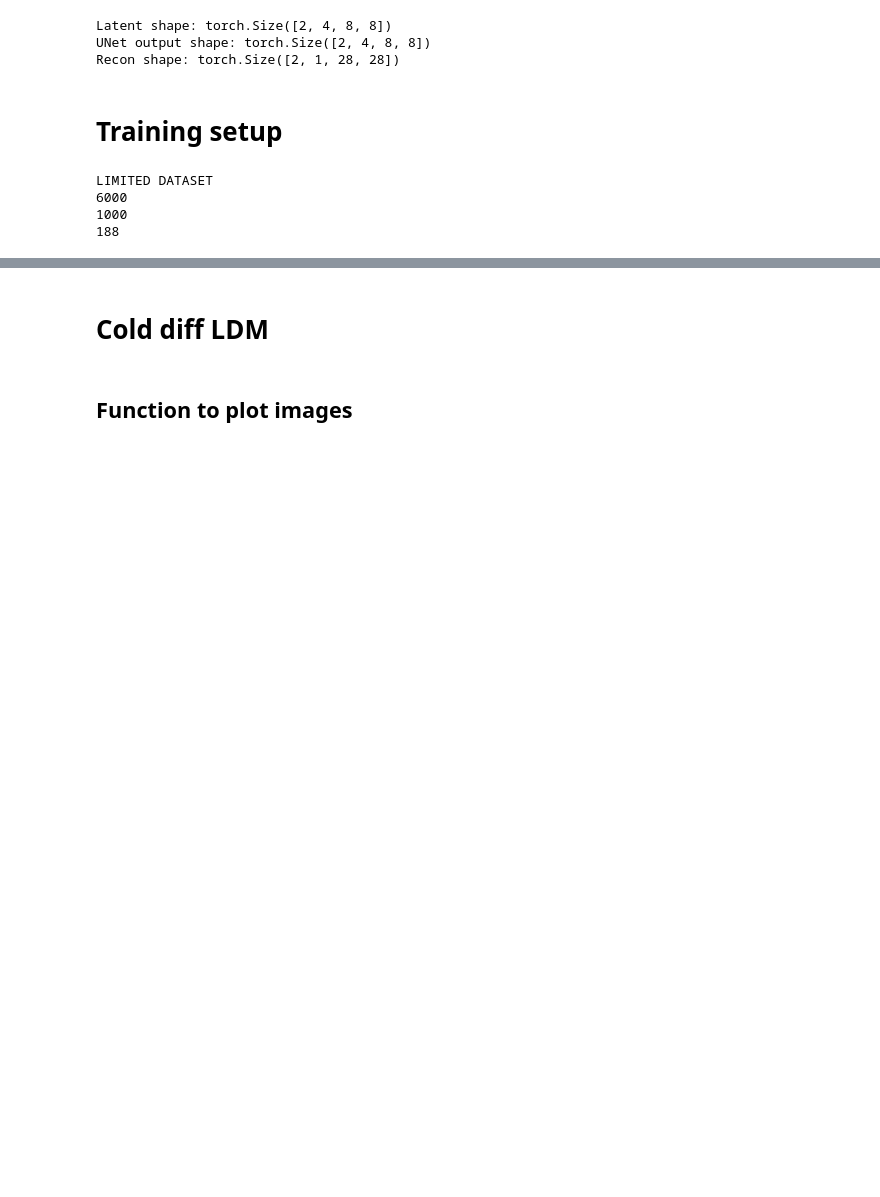
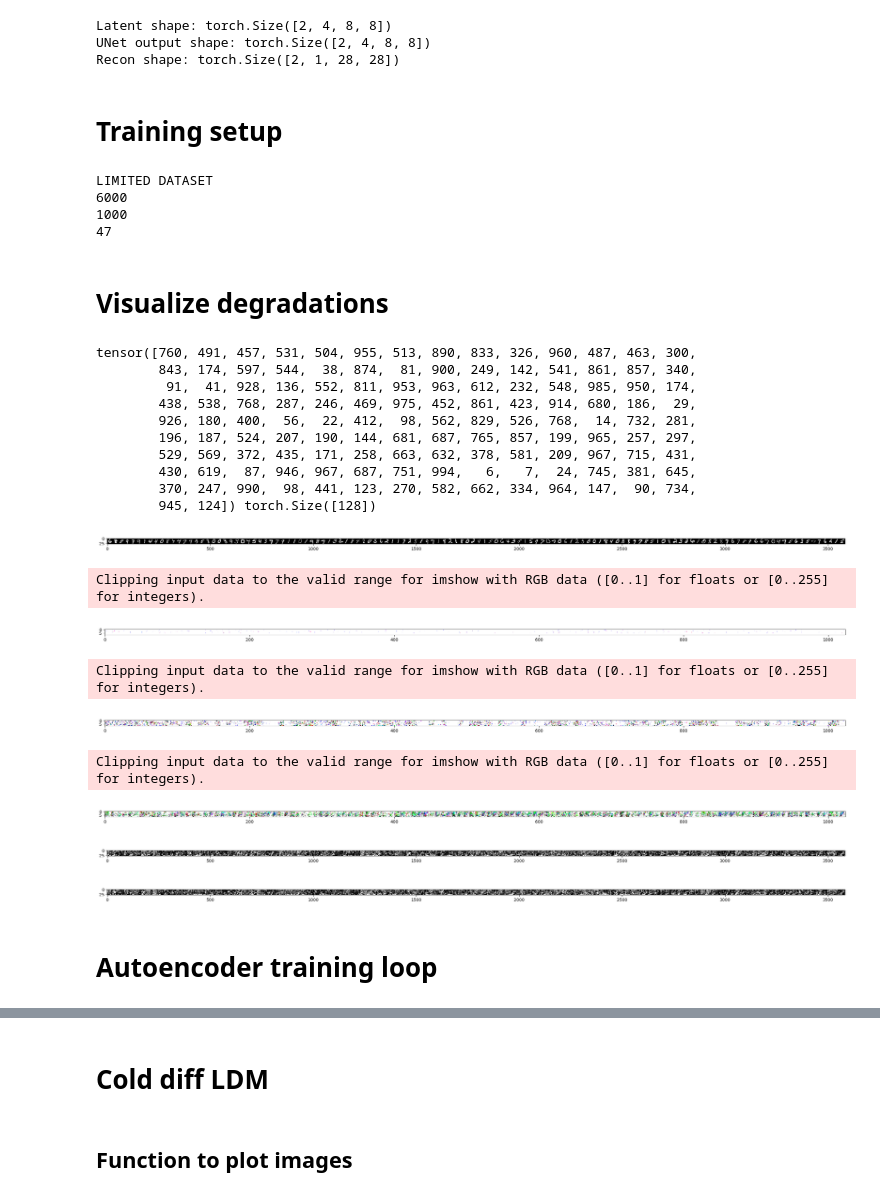
Before and after one commit to JorgeOrtizV/DiffusionModels_Project, a Jupyter notebook: LDM.ipynb, the cells around one changed output, grey strips where cells are left out. Cells and saved outputs as stored; diff of their text form; code cells hidden in the pictures; blank space fills up the shorter version.

```diff
--- a/LDM.ipynb
+++ b/LDM.ipynb
@@ -412,7 +416,7 @@ def split_indices(n, val_pct):
 autoencoder_epochs = 10
 diffusion_epochs = 50
 
-batch_size = 32
+batch_size = 128
 image_size = 28
 learning_rate = 5e-5
 loss_type = 'L1' # 'L1', 'L2', 'SmoothL1', 'Huber'
@@ -467,7 +471,7 @@ model = UNet().to(device)
 
 autoencoder_optimizer = torch.optim.Adam(
     list(ldm.encoder.parameters()) + list(ldm.decoder.parameters()),
-    lr=1e-3)
+    lr=1e-4)
 
 diffusion_optimizer = torch.optim.Adam(ldm.unet.parameters(), lr=1e-4)
 
@@ -502,7 +506,60 @@ val_losses = []
 LIMITED DATASET
 6000
 1000
-188
+47
+# %% [markdown]
+# Visualize degradations
+# %%
+for x, _ in train_loader:
+    x = x.to(device)
+    t = diffusion.sample_timesteps(x.shape[0])
+    print(t,t.shape)
+    # Plot the images
+
+    plot_images(x)
+
+    z = ldm.encode(x)
+    plot_images(z)
+
+    z_noised = ldm.diffusion.degradation(z,t)
+    plot_images(z_noised)
+
+
+    z_denoised = ldm.unet(z_noised,t)
+    plot_images(z_denoised)
+
+    x_recon = ldm.decoder(z_denoised)
+    plot_images(x_recon)
+
+
+
+    x_t = ldm(x,t)
+
+
+    plot_images(x_t)
+    break
+# %% [output]
+tensor([760, 491, 457, 531, 504, 955, 513, 890, 833, 326, 960, 487, 463, 300,
+        843, 174, 597, 544,  38, 874,  81, 900, 249, 142, 541, 861, 857, 340,
+         91,  41, 928, 136, 552, 811, 953, 963, 612, 232, 548, 985, 950, 174,
+        438, 538, 768, 287, 246, 469, 975, 452, 861, 423, 914, 680, 186,  29,
+        926, 180, 400,  56,  22, 412,  98, 562, 829, 526, 768,  14, 732, 281,
+        196, 187, 524, 207, 190, 144, 681, 687, 765, 857, 199, 965, 257, 297,
+        529, 569, 372, 435, 171, 258, 663, 632, 378, 581, 209, 967, 715, 431,
+        430, 619,  87, 946, 967, 687, 751, 994,   6,   7,  24, 745, 381, 645,
+        370, 247, 990,  98, 441, 123, 270, 582, 662, 334, 964, 147,  90, 734,
+        945, 124]) torch.Size([128])
+[figure, added]
+Clipping input data to the valid range for imshow with RGB data ([0..1] for floats or [0..255] for integers).
+[figure, added]
+Clipping input data to the valid range for imshow with RGB data ([0..1] for floats or [0..255] for integers).
+[figure, added]
+Clipping input data to the valid range for imshow with RGB data ([0..1] for floats or [0..255] for integers).
+[figure, added]
+[figure, added]
+[figure, added]
+# %% [markdown]
+# Autoencoder training loop
 # %%
 # Autoencoder training loop
 print("Starting Autoencoder Training...")
```
Also changed, not shown: parts of 10 cells of this notebook.
